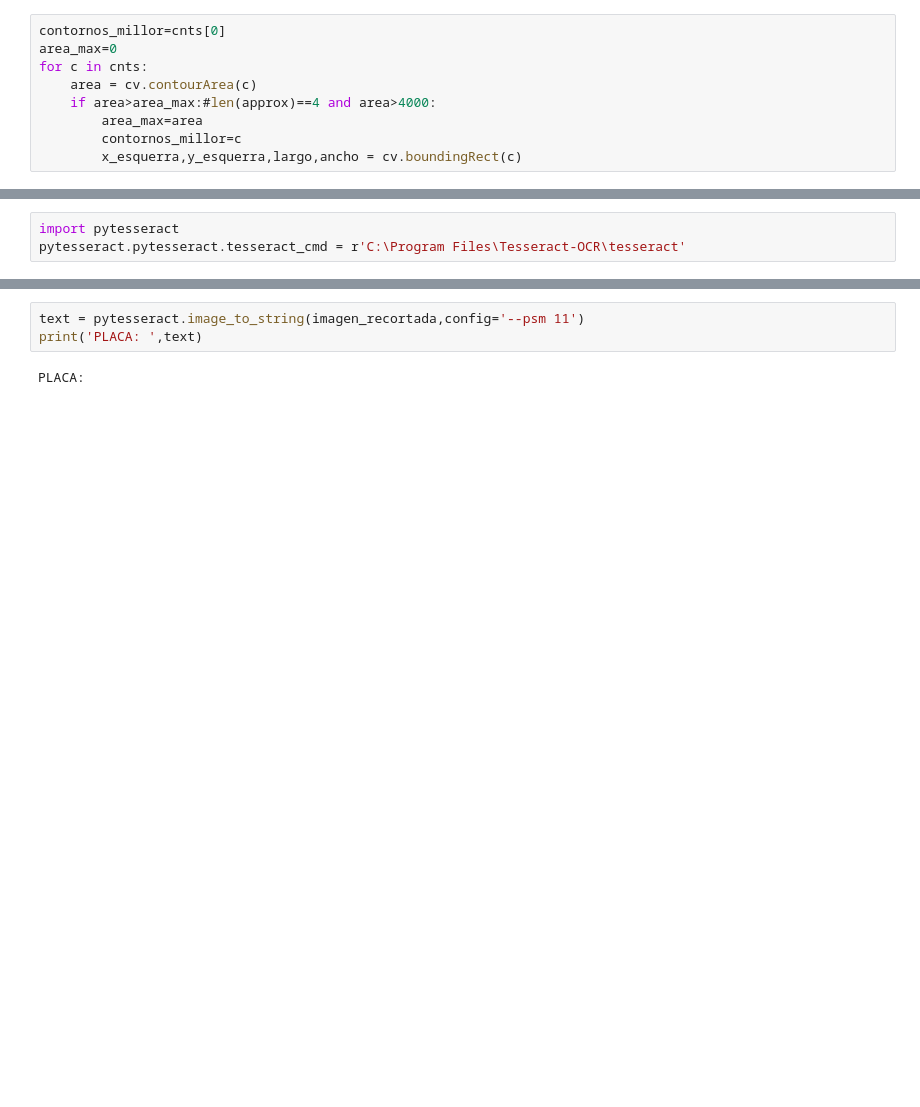
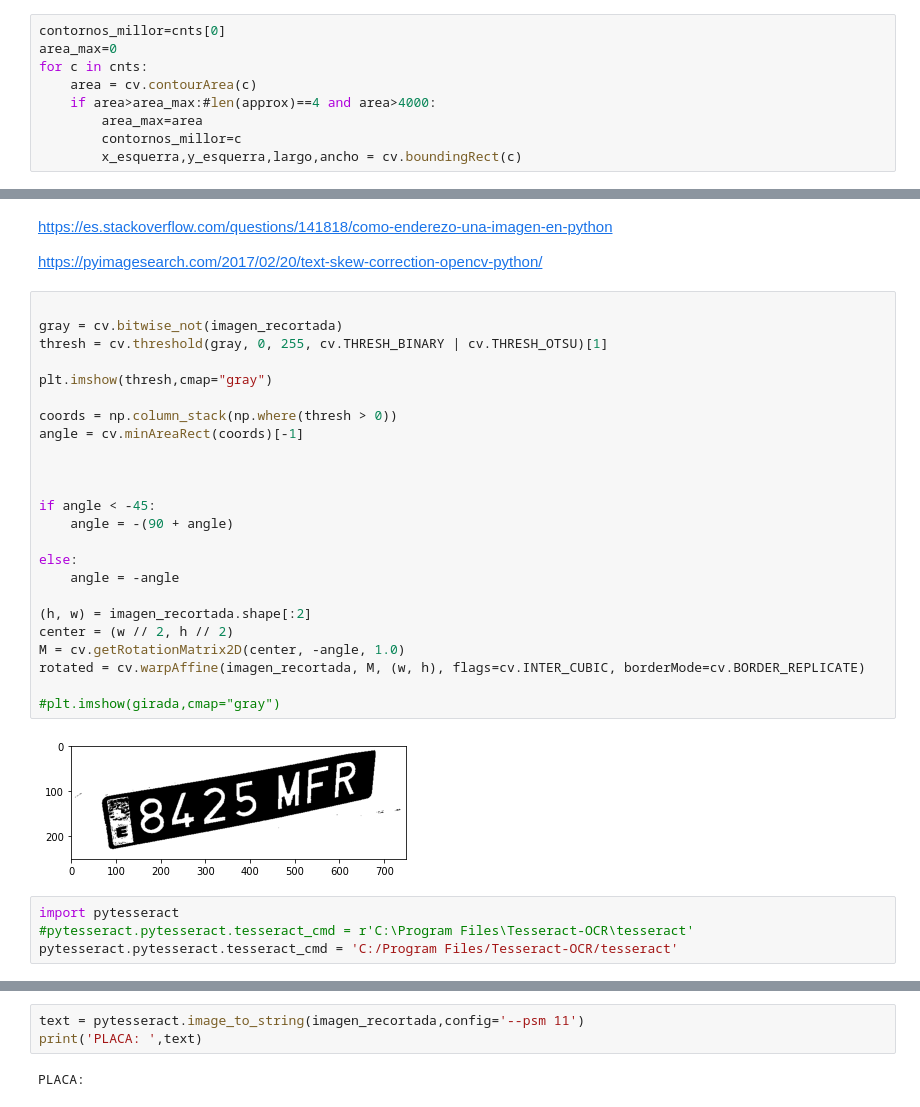
Before and after one commit to danielpaulisch/psiv2_matricules, a Jupyter notebook: dilate_contorns.ipynb, the cells around one changed output, grey strips where cells are left out. Drawn from its saved outputs; the diff is of its cells as text; blank space fills up the shorter version.

```diff
--- a/dilate_contorns.ipynb
+++ b/dilate_contorns.ipynb
@@ -127,3 +135,34 @@ imagen_recortada=imagen_final[y_esquerra:y_esquerra+ancho,x_esquerra:x_esquerra+
+# %% [markdown]
+https://es.stackoverflow.com/questions/141818/como-enderezo-una-imagen-en-python
+
+https://pyimagesearch.com/2017/02/20/text-skew-correction-opencv-python/
+# %%
+
+gray = cv.bitwise_not(imagen_recortada)
+thresh = cv.threshold(gray, 0, 255,	cv.THRESH_BINARY | cv.THRESH_OTSU)[1]
+
+plt.imshow(thresh,cmap="gray")
+
+coords = np.column_stack(np.where(thresh > 0))
+angle = cv.minAreaRect(coords)[-1]
+
+
+
+if angle < -45:
+	angle = -(90 + angle)
+
+else:
+	angle = -angle
+
+(h, w) = imagen_recortada.shape[:2]
+center = (w // 2, h // 2)
+M = cv.getRotationMatrix2D(center, -angle, 1.0)
+rotated = cv.warpAffine(imagen_recortada, M, (w, h), flags=cv.INTER_CUBIC, borderMode=cv.BORDER_REPLICATE)
+
+#plt.imshow(girada,cmap="gray")
+# %% [output]
+[figure, added]
 # %%
 import pytesseract
-pytesseract.pytesseract.tesseract_cmd = r'C:\Program Files\Tesseract-OCR\tesseract'
+#pytesseract.pytesseract.tesseract_cmd = r'C:\Program Files\Tesseract-OCR\tesseract'
+pytesseract.pytesseract.tesseract_cmd = 'C:/Program Files/Tesseract-OCR/tesseract'
```
Also changed, not shown: parts of 13 cells of this notebook.
